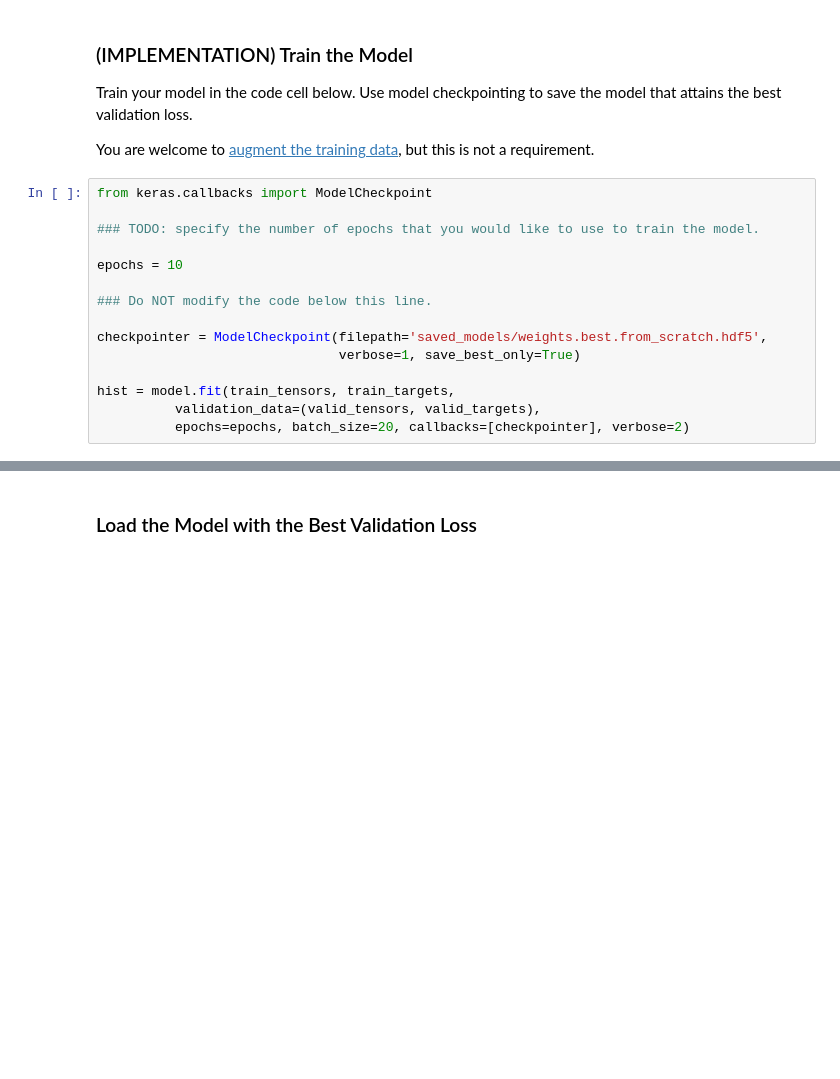
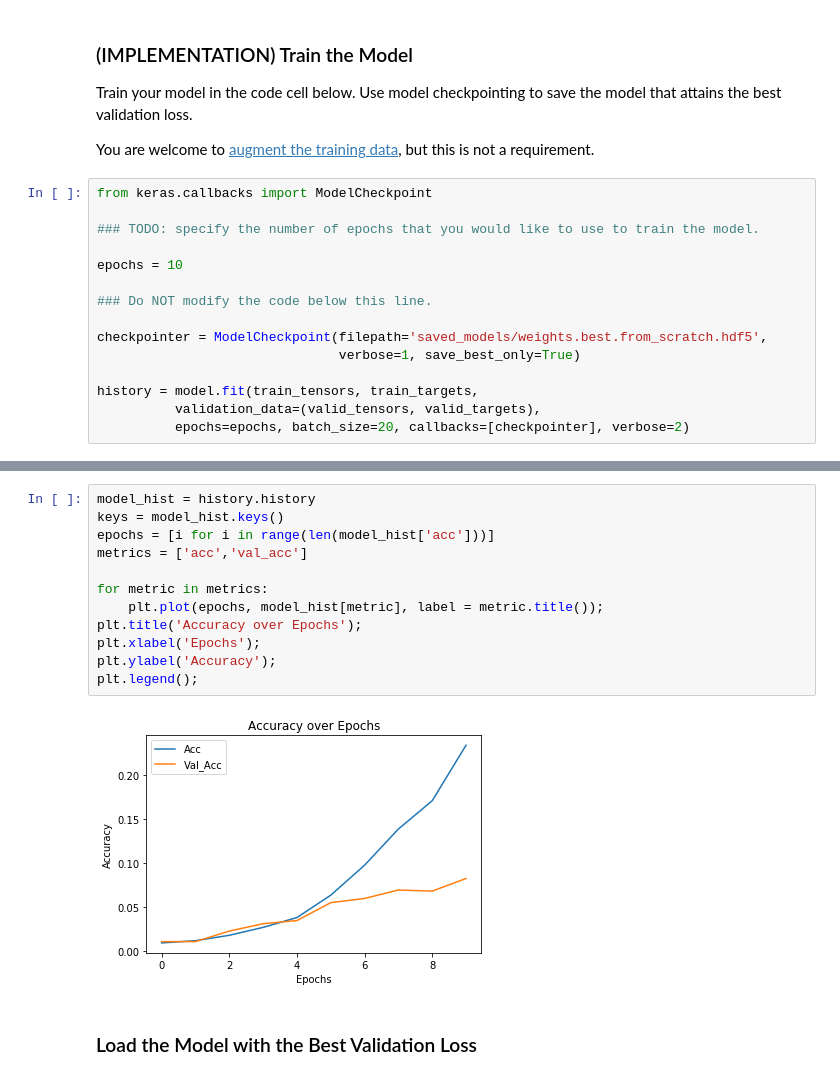
Before and after one commit to sjmiller8182/DogBreedClassifier, a Jupyter notebook: dog_app.ipynb, the cells around one changed output, grey strips where cells are left out. Drawn from its saved outputs; the diff is of its cells as text; blank space fills up the shorter version.

```diff
--- a/dog_app.ipynb
+++ b/dog_app.ipynb
@@ -426,7 +426,7 @@ epochs = 10
 checkpointer = ModelCheckpoint(filepath='saved_models/weights.best.from_scratch.hdf5',
                                verbose=1, save_best_only=True)
 
-hist = model.fit(train_tensors, train_targets,
+history = model.fit(train_tensors, train_targets,
           validation_data=(valid_tensors, valid_targets),
           epochs=epochs, batch_size=20, callbacks=[checkpointer], verbose=2)
 # %% [output]
@@ -451,3 +450,17 @@ Epoch 00010: val_loss improved from 4.26402 to 4.22899, saving model to saved_mo
+# %%
+model_hist = history.history
+keys = model_hist.keys()
+epochs = [i for i in range(len(model_hist['acc']))]
+metrics = ['acc','val_acc']
+
+for metric in metrics:
+    plt.plot(epochs, model_hist[metric], label = metric.title());
+plt.title('Accuracy over Epochs');
+plt.xlabel('Epochs');
+plt.ylabel('Accuracy');
+plt.legend();
+# %% [output]
+[figure, added]
 # %% [markdown]
 ### Load the Model with the Best Validation Loss
 # %%
```
Also changed, not shown: parts of 24 cells of this notebook.
